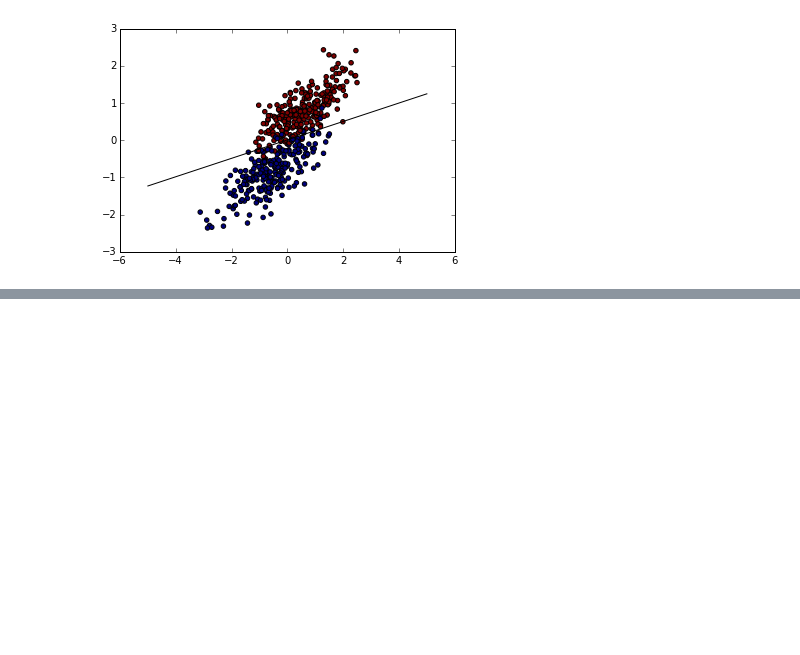
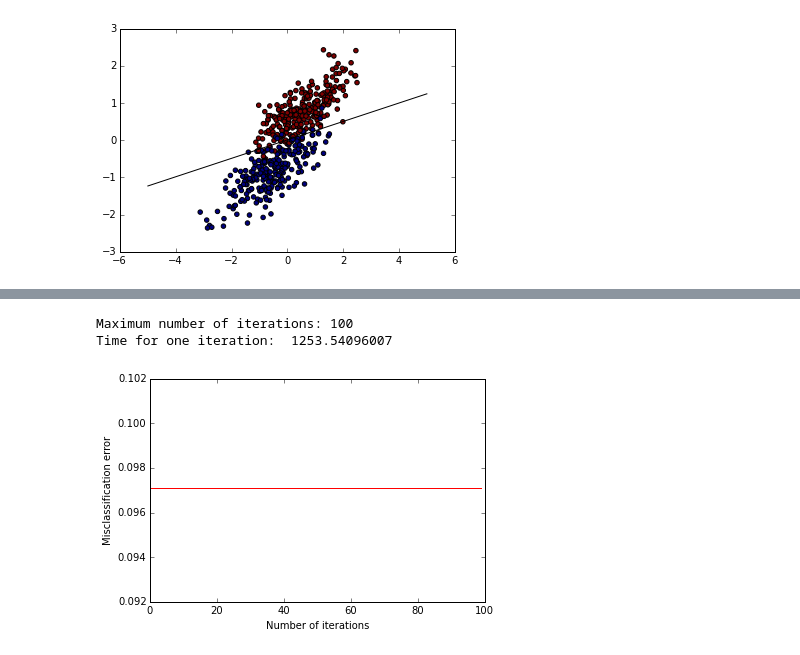
Before and after one commit to aartibagul/Source-Separation, a Jupyter notebook: Hw5_Stochastic_Gradient_Algorithms.ipynb, the cells around one changed output, grey strips where cells are left out. Saved outputs shown, nothing was run; the diff lists cells and outputs as text; code cells hidden in the pictures; blank space fills up the shorter version.

```diff
--- a/Hw5_Stochastic_Gradient_Algorithms.ipynb
+++ b/Hw5_Stochastic_Gradient_Algorithms.ipynb
@@ -546,0 +792,33 @@ Accuracy on test set:  0.92
+# %%
+np.random.seed(0)
+n = 10000
+dim = 1024
+C2 = np.array([[0., -0.25]*1024])
+x5 = np.r_[np.dot(np.random.randn(n, dim), C),
+              np.dot(np.random.randn(n, dim), C) + np.array([1, 2]*512)]
+y5 = np.hstack((-1*np.ones(n), np.ones(n)))
+
+x5 = np.column_stack( (x5, np.ones(x5.shape[0])))
+x5= preprocessing.scale(x5)
+rng = np.random.RandomState(0)
+permutation = rng.permutation(len(x5))
+x5_mod, y5_mod = x3[permutation], y5[permutation]
+
+
+
+X_train5, X_test5, y_train5, y_test5 = train_test_split(x5_mod, y5_mod, test_size=0.5)
+
+
+start = time.time()
+w6, g6, obj6, k = my_svm_2(X_train5, y_train5, compute_grad, compute_obj, 1)
+end = time.time()
+index = [i for i in range (len(obj6))]
+plt.plot(index, obj6, "-r")
+plt.xlabel("Number of iterations")
+plt.ylabel("Misclassification error")
+
+print "Time for one iteration: ", end-start
+# %% [output]
+Maximum number of iterations: 100
+Time for one iteration:  1253.54096007
+[figure, added]
```
Also changed, not shown: parts of 41 cells of this notebook.
